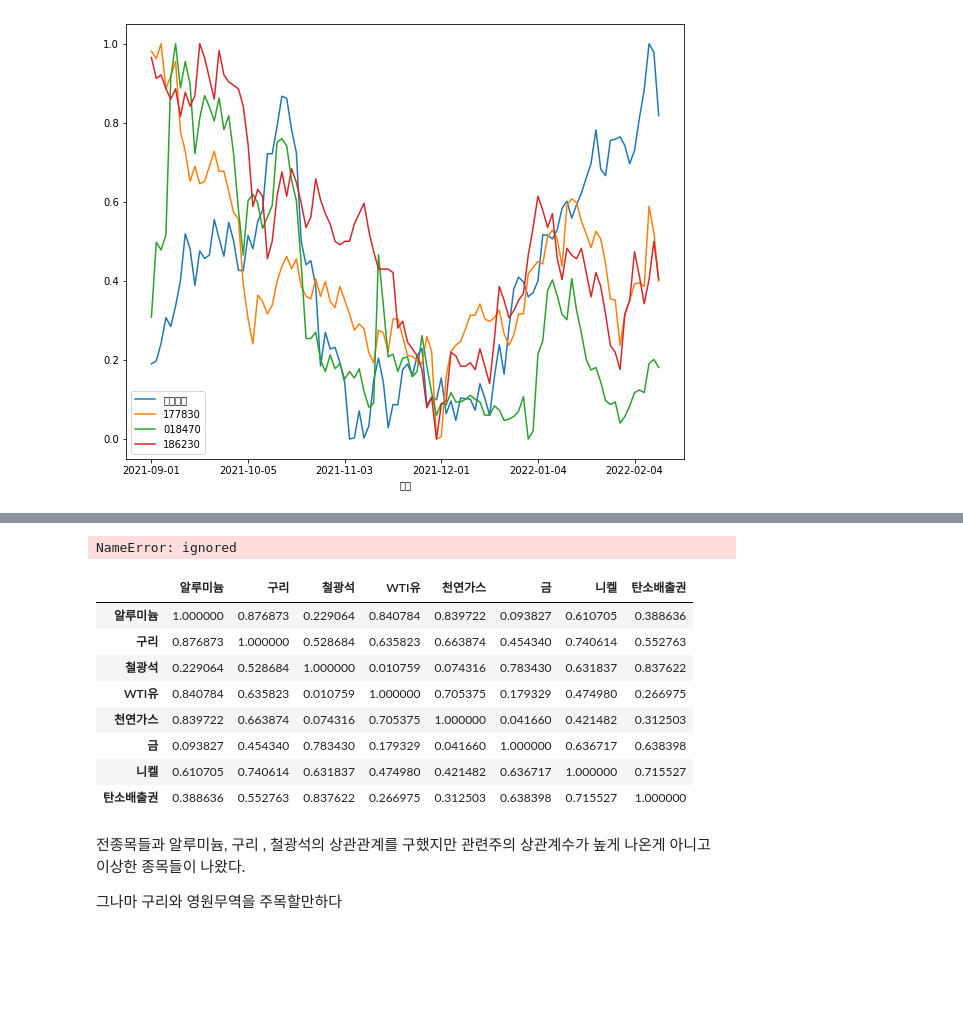
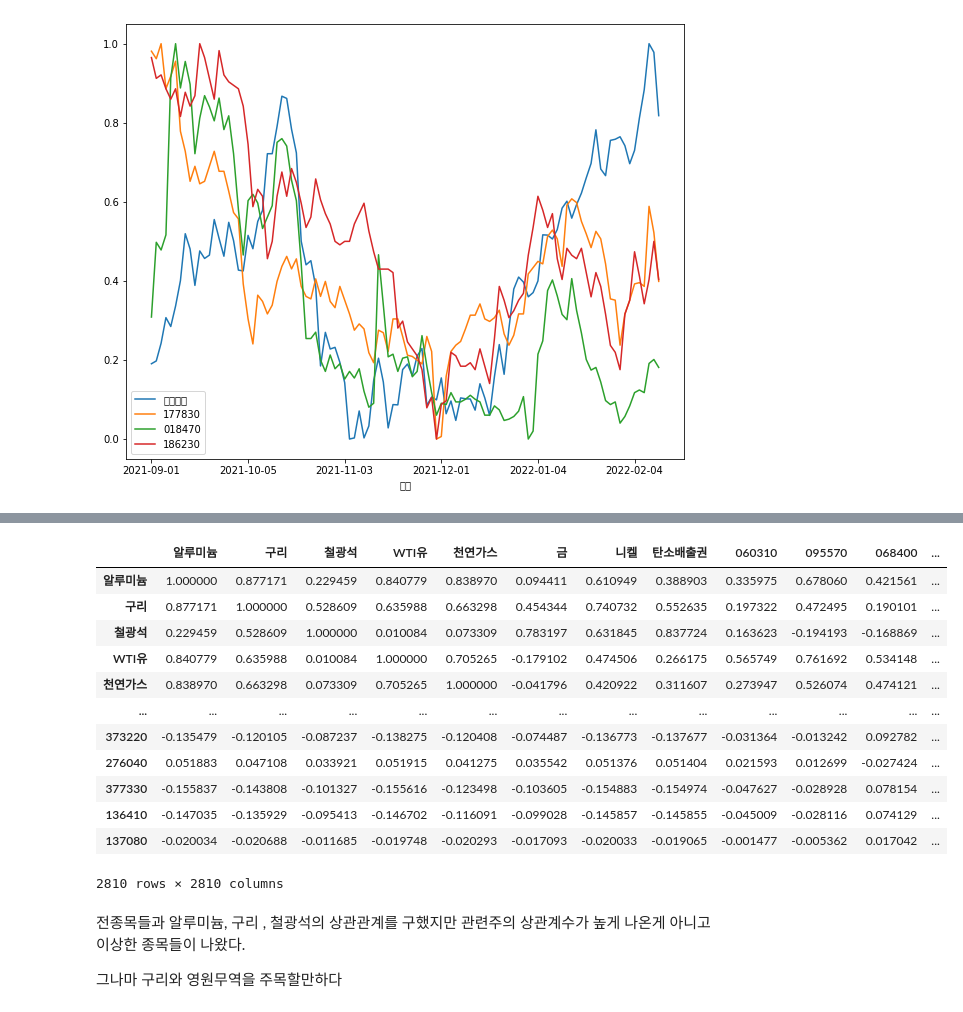
Before and after one commit to qpwisu/Financial_data_analysis, a Jupyter notebook: 원자재와_주식상관관계.ipynb, the cells around one changed output, grey strips where cells are left out. Saved outputs shown, nothing was run; the diff lists cells and outputs as text; code cells hidden in the pictures; blank space fills up the shorter version.

```diff
--- a/원자재와_주식상관관계.ipynb
+++ b/원자재와_주식상관관계.ipynb
@@ -218,0 +235,5 @@ for day in tqdm(days[1:]):
+# %%
+
+df_stock.to_csv("filename.csv",mode='w')
+df_stock1 = pd.read_csv("filename.csv", dtype=str,index_col=0)
+df_stock1
@@ -218,0 +254,6 @@ for day in tqdm(days[1:]):
+# %%
+df_stock1=df_stock1.astype('float')
+df_stock1 =df_stock1.fillna(method='ffill')
+df_stock1=df_stock1.fillna(method='bfill')
+df_stock1 = df_stock1.dropna(axis=0)
+corr_stock = df_stock1.corr(method = 'spearman')
@@ -235,28 +313,37 @@ for i in range(1,len(id_list)):
 
 index1 =index1.fillna(method='ffill')
 index1 = index1.dropna(axis=0)
-index1
+index1.index= list(map(int,index1.index))
+index1=pd.merge(index1, df_stock1,left_index=True, right_index=True ,how='outer')
+
+index1 =index1.fillna(method='ffill')
+index1=index1.fillna(method='bfill')
+index1 = index1.dropna(axis=0)
+
 # index2=index2.astype('float')
 # index2.reset_index(inplace=True)
 # index2=index2.astype({'날짜':'string'})
 # index2.set_index("날짜",inplace=True)
-# %% [output]
-NameError: ignored
 # %%
 
 #상관관계 1998140207971
+index1=index1.astype('float')
 corr = index1.corr(method = 'spearman')
-corr.abs()
+corr
 # %% [output]
-|  | 알루미늄 | 구리 | 철광석 | WTI유 | 천연가스 | 금 | 니켈 | 탄소배출권 |
-| 알루미늄 | 1.000000 | 0.876873 | 0.229064 | 0.840784 | 0.839722 | 0.093827 | 0.610705 | 0.388636 |
-| 구리 | 0.876873 | 1.000000 | 0.528684 | 0.635823 | 0.663874 | 0.454340 | 0.740614 | 0.552763 |
-| 철광석 | 0.229064 | 0.528684 | 1.000000 | 0.010759 | 0.074316 | 0.783430 | 0.631837 | 0.837622 |
-| WTI유 | 0.840784 | 0.635823 | 0.010759 | 1.000000 | 0.705375 | 0.179329 | 0.474980 | 0.266975 |
-| 천연가스 | 0.839722 | 0.663874 | 0.074316 | 0.705375 | 1.000000 | 0.041660 | 0.421482 | 0.312503 |
-| 금 | 0.093827 | 0.454340 | 0.783430 | 0.179329 | 0.041660 | 1.000000 | 0.636717 | 0.638398 |
-| 니켈 | 0.610705 | 0.740614 | 0.631837 | 0.474980 | 0.421482 | 0.636717 | 1.000000 | 0.715527 |
-| 탄소배출권 | 0.388636 | 0.552763 | 0.837622 | 0.266975 | 0.312503 | 0.638398 | 0.715527 | 1.000000 |
+|  | 알루미늄 | 구리 | 철광석 | WTI유 | 천연가스 | 금 | 니켈 | 탄소배출권 | 060310 | 095570 | 068400 | ... |
+| 알루미늄 | 1.000000 | 0.877171 | 0.229459 | 0.840779 | 0.838970 | 0.094411 | 0.610949 | 0.388903 | 0.335975 | 0.678060 | 0.421561 | ... |
+| 구리 | 0.877171 | 1.000000 | 0.528609 | 0.635988 | 0.663298 | 0.454344 | 0.740732 | 0.552635 | 0.197322 | 0.472495 | 0.190101 | ... |
+| 철광석 | 0.229459 | 0.528609 | 1.000000 | 0.010084 | 0.073309 | 0.783197 | 0.631845 | 0.837724 | 0.163623 | -0.194193 | -0.168869 | ... |
+| WTI유 | 0.840779 | 0.635988 | 0.010084 | 1.000000 | 0.705265 | -0.179102 | 0.474506 | 0.266175 | 0.565749 | 0.761692 | 0.534148 | ... |
+| 천연가스 | 0.838970 | 0.663298 | 0.073309 | 0.705265 | 1.000000 | -0.041796 | 0.420922 | 0.311607 | 0.273947 | 0.526074 | 0.474121 | ... |
+| ... | ... | ... | ... | ... | ... | ... | ... | ... | ... | ... | ... | ... |
+| 373220 | -0.135479 | -0.120105 | -0.087237 | -0.138275 | -0.120408 | -0.074487 | -0.136773 | -0.137677 | -0.031364 | -0.013242 | 0.092782 | ... |
+| 276040 | 0.051883 | 0.047108 | 0.033921 | 0.051915 | 0.041275 | 0.035542 | 0.051376 | 0.051404 | 0.021593 | 0.012699 | -0.027424 | ... |
+| 377330 | -0.155837 | -0.143808 | -0.101327 | -0.155616 | -0.123498 | -0.103605 | -0.154883 | -0.154974 | -0.047627 | -0.028928 | 0.078154 | ... |
+| 136410 | -0.147035 | -0.135929 | -0.095413 | -0.146702 | -0.116091 | -0.099028 | -0.145857 | -0.145855 | -0.045009 | -0.028116 | 0.074129 | ... |
+| 137080 | -0.020034 | -0.020688 | -0.011685 | -0.019748 | -0.020293 | -0.017093 | -0.020033 | -0.019065 | -0.001477 | -0.005362 | 0.017042 | ... |
+2810 rows × 2810 columns
 # %% [markdown]
 전종목들과 알루미늄, 구리 , 철광석의 상관관계를 구했지만
 관련주의 상관계수가 높게 나온게 아니고 이상한 종목들이 나왔다.
```
Also changed, not shown: parts of 9 cells of this notebook.
